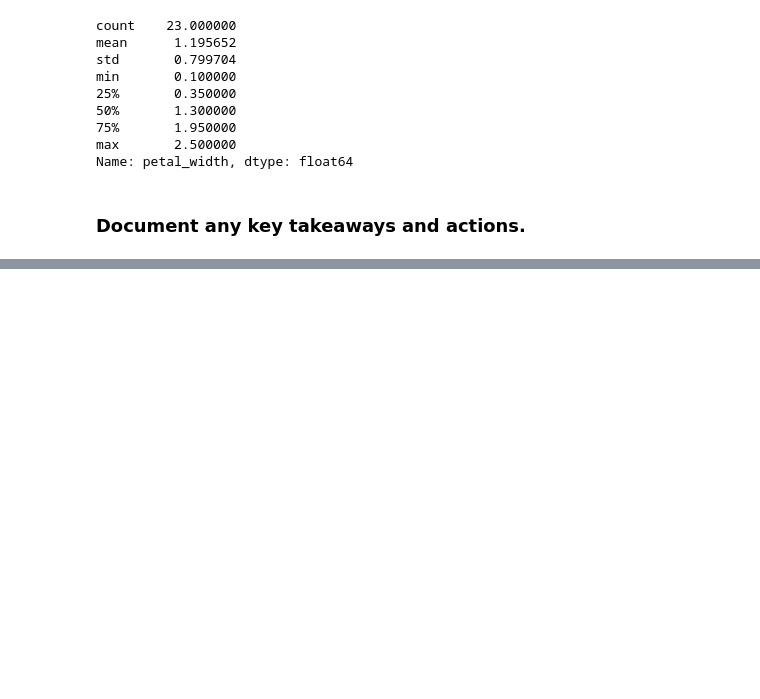
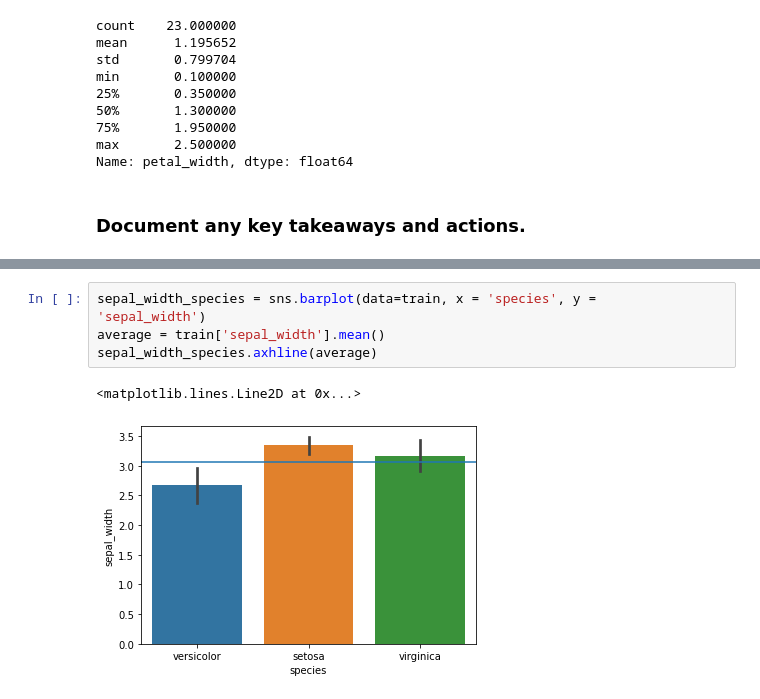
Before and after one commit to malachi-hale/classification-exercises, a Jupyter notebook: classification_exercises.ipynb, the cells around one changed output, grey strips where cells are left out. Drawn from its saved outputs; the diff is of its cells as text; blank space fills up the shorter version.

```diff
--- a/classification_exercises.ipynb
+++ b/classification_exercises.ipynb
@@ -587,0 +613,8 @@ There is roughly even amount of species.
+# %%
+sepal_width_species = sns.barplot(data=train, x = 'species', y =
+'sepal_width')
+average = train['sepal_width'].mean()
+sepal_width_species.axhline(average)
+# %% [output]
+<matplotlib.lines.Line2D at 0x...>
+[figure, added]
```
Also changed, not shown: parts of 52 cells of this notebook.
